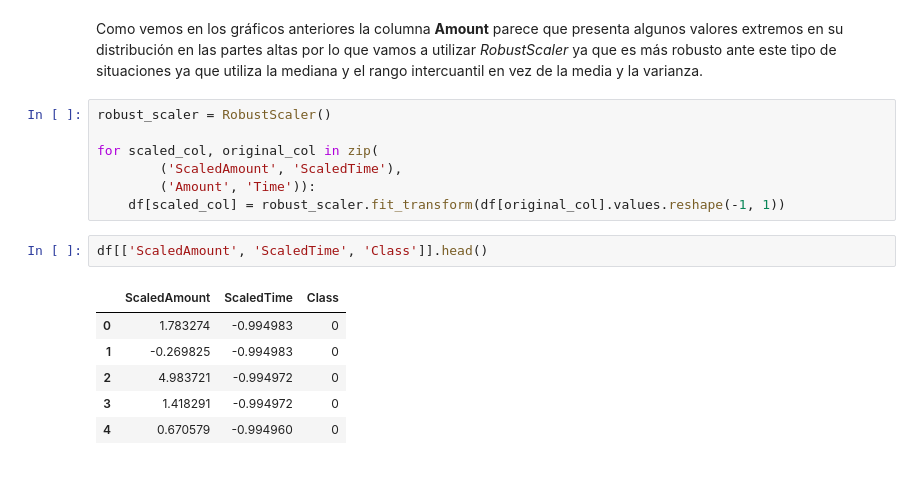
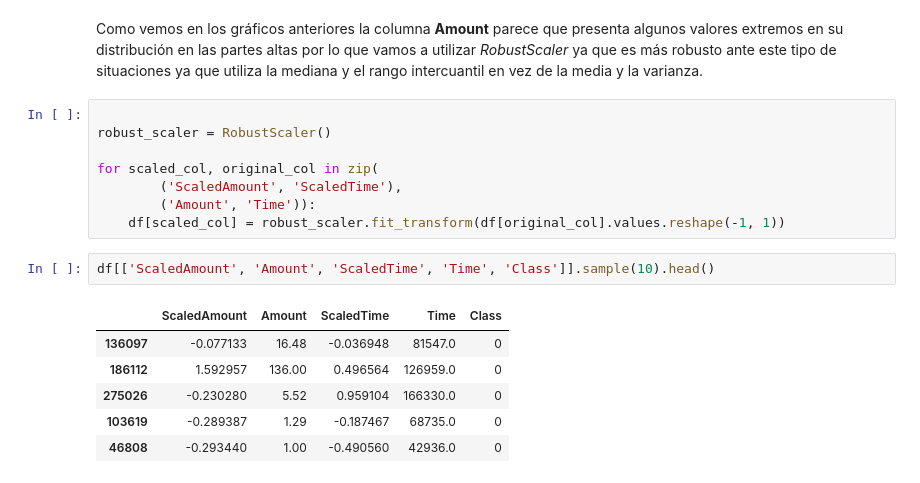
Before and after one commit to anbarquer/abarqueroc-tfm-uoc, a Jupyter notebook: data-analysis.ipynb, the cells around one changed output. Drawn from its saved outputs; the diff is of its cells as text.

```diff
--- a/data-analysis.ipynb
+++ b/data-analysis.ipynb
@@ -157,6 +175,7 @@ sns.boxplot(x=df['Time'])
 # %% [markdown]
 <p>Como vemos en los gráficos anteriores la columna <strong>Amount</strong> parece que presenta algunos valores extremos en su distribución en las partes altas por lo que vamos a utilizar <i>RobustScaler</i> ya que es más robusto ante este tipo de situaciones ya que utiliza la mediana y el rango intercuantil en vez de la media y la varianza.</p>
 # %%
+
 robust_scaler = RobustScaler()
 
 for scaled_col, original_col in zip(
@@ -164,11 +183,11 @@ for scaled_col, original_col in zip(
         ('Amount', 'Time')):
     df[scaled_col] = robust_scaler.fit_transform(df[original_col].values.reshape(-1, 1))
 # %%
-df[['ScaledAmount', 'ScaledTime', 'Class']].head()
+df[['ScaledAmount', 'Amount', 'ScaledTime', 'Time', 'Class']].sample(10).head()
 # %% [output]
-|  | ScaledAmount | ScaledTime | Class |
-| 0 | 1.783274 | -0.994983 | 0 |
-| 1 | -0.269825 | -0.994983 | 0 |
-| 2 | 4.983721 | -0.994972 | 0 |
-| 3 | 1.418291 | -0.994972 | 0 |
-| 4 | 0.670579 | -0.994960 | 0 |
+|  | ScaledAmount | Amount | ScaledTime | Time | Class |
+| 136097 | -0.077133 | 16.48 | -0.036948 | 81547.0 | 0 |
+| 186112 | 1.592957 | 136.00 | 0.496564 | 126959.0 | 0 |
+| 275026 | -0.230280 | 5.52 | 0.959104 | 166330.0 | 0 |
+| 103619 | -0.289387 | 1.29 | -0.187467 | 68735.0 | 0 |
+| 46808 | -0.293440 | 1.00 | -0.490560 | 42936.0 | 0 |
```
Also changed, not shown: parts of 56 cells of this notebook.
